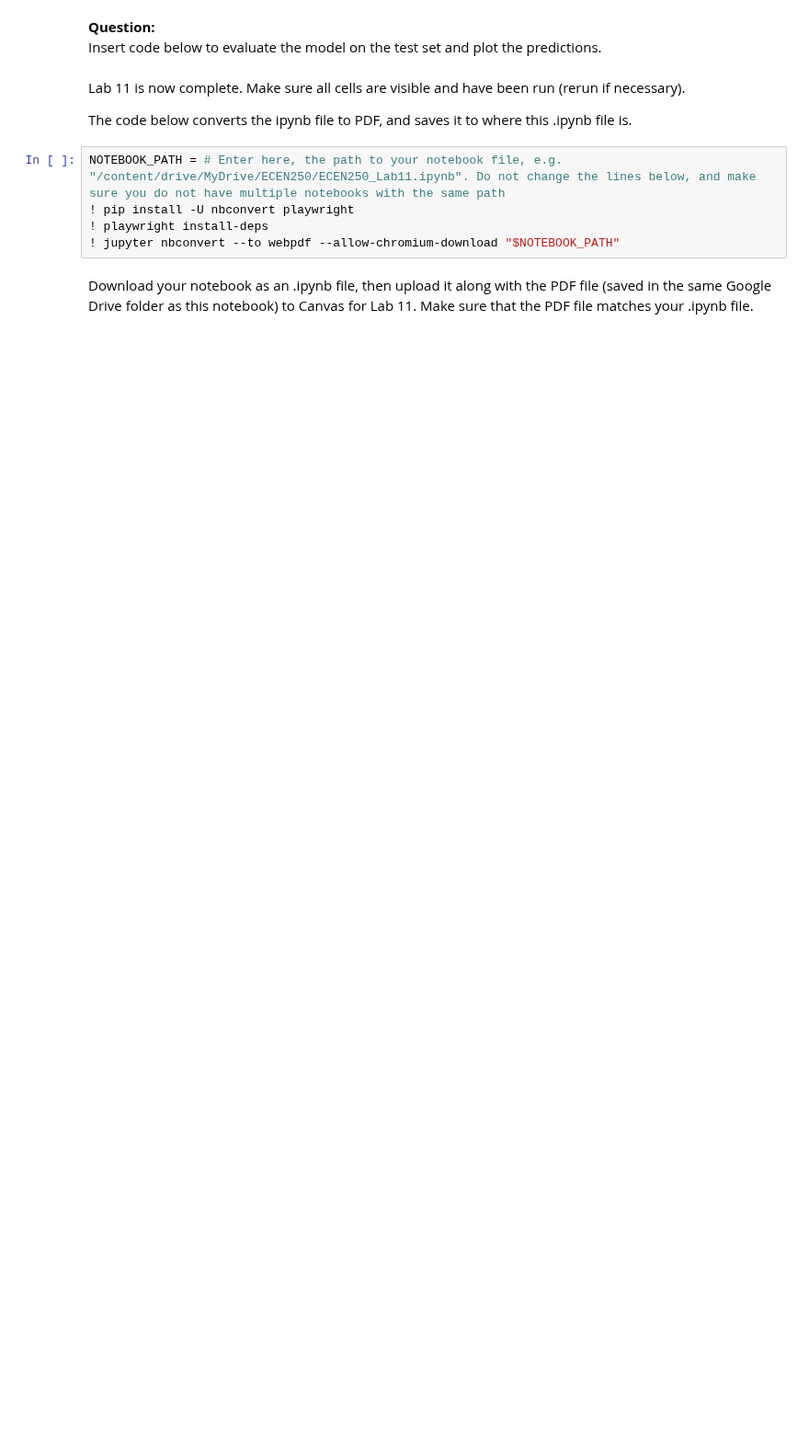
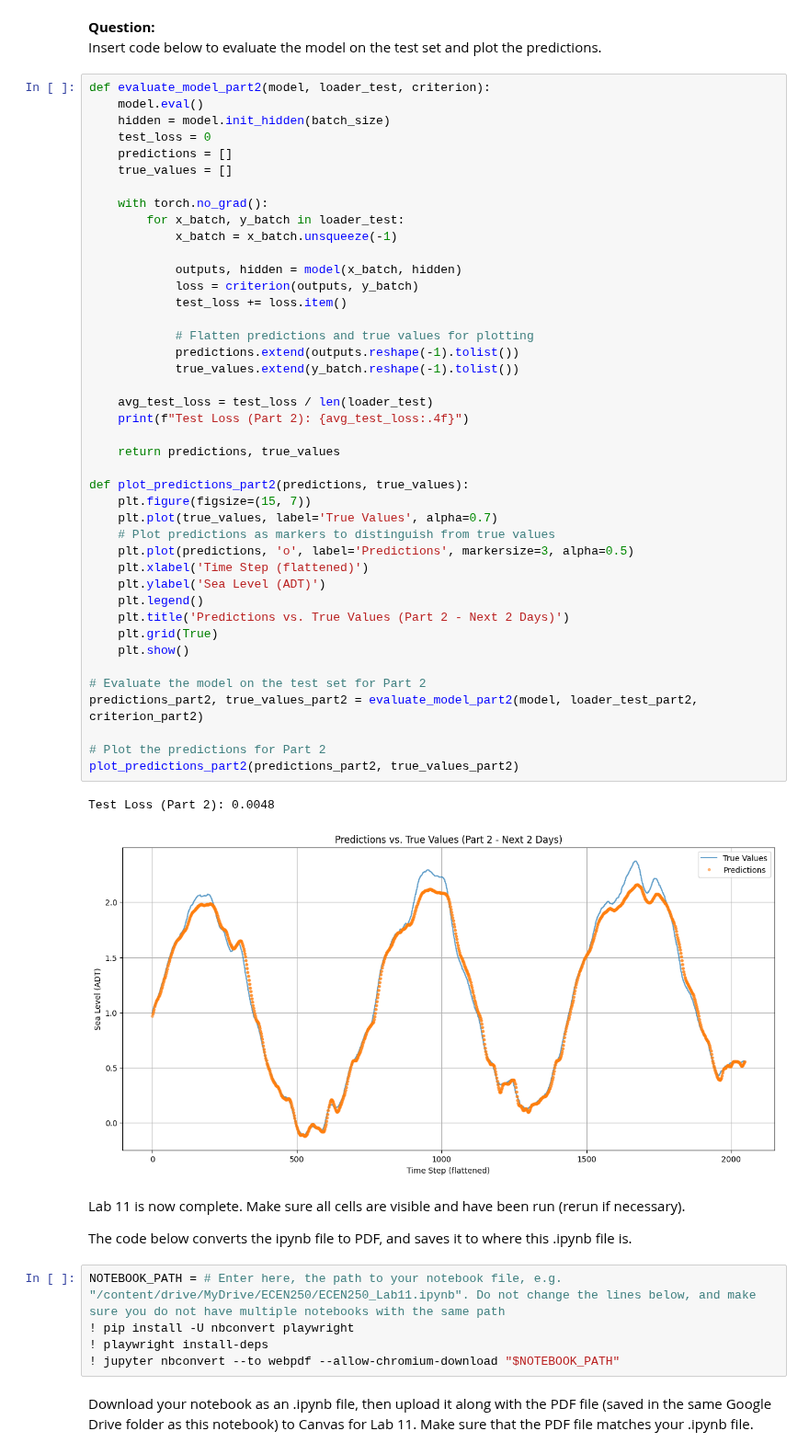
Before and after one commit to hessef/ECEN250, a Jupyter notebook: Lab11/ECEN250-F25-Lab11.ipynb, the cells around one changed output. Shown at 92% size. Cells and saved outputs as stored; diff of their text form; blank space fills up the shorter version.

```diff
--- a/Lab11/ECEN250-F25-Lab11.ipynb
+++ b/Lab11/ECEN250-F25-Lab11.ipynb
@@ -303,6 +471,51 @@ num_epochs = 20
 # %% [markdown]
 **Question:**
 Insert code below to evaluate the model on the test set and plot the predictions.
+# %%
+def evaluate_model_part2(model, loader_test, criterion):
+    model.eval()
+    hidden = model.init_hidden(batch_size)
+    test_loss = 0
+    predictions = []
+    true_values = []
+
+    with torch.no_grad():
+        for x_batch, y_batch in loader_test:
+            x_batch = x_batch.unsqueeze(-1)
+
+            outputs, hidden = model(x_batch, hidden)
+            loss = criterion(outputs, y_batch)
+            test_loss += loss.item()
+
+            # Flatten predictions and true values for plotting
+            predictions.extend(outputs.reshape(-1).tolist())
+            true_values.extend(y_batch.reshape(-1).tolist())
+
+    avg_test_loss = test_loss / len(loader_test)
+    print(f"Test Loss (Part 2): {avg_test_loss:.4f}")
+
+    return predictions, true_values
+
+def plot_predictions_part2(predictions, true_values):
+    plt.figure(figsize=(15, 7))
+    plt.plot(true_values, label='True Values', alpha=0.7)
+    # Plot predictions as markers to distinguish from true values
+    plt.plot(predictions, 'o', label='Predictions', markersize=3, alpha=0.5)
+    plt.xlabel('Time Step (flattened)')
+    plt.ylabel('Sea Level (ADT)')
+    plt.legend()
+    plt.title('Predictions vs. True Values (Part 2 - Next 2 Days)')
+    plt.grid(True)
+    plt.show()
+
+# Evaluate the model on the test set for Part 2
+predictions_part2, true_values_part2 = evaluate_model_part2(model, loader_test_part2, criterion_part2)
+
+# Plot the predictions for Part 2
+plot_predictions_part2(predictions_part2, true_values_part2)
+# %% [output]
+Test Loss (Part 2): 0.0048
+[figure, added]
 # %% [markdown]
 Lab 11 is now complete.  Make sure all cells are visible and have been run (rerun if necessary).
 
```
Also changed, not shown: parts of 15 cells of this notebook.
